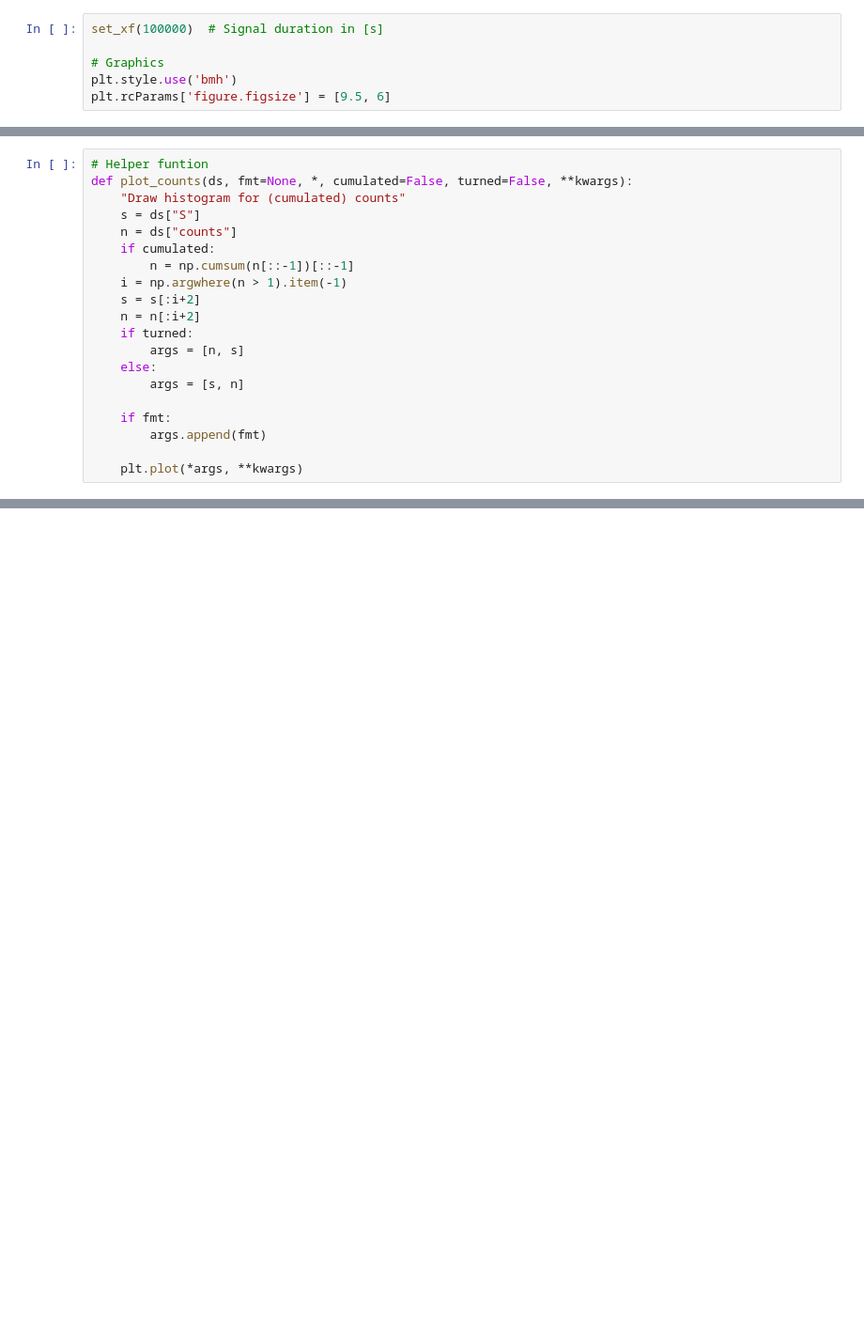
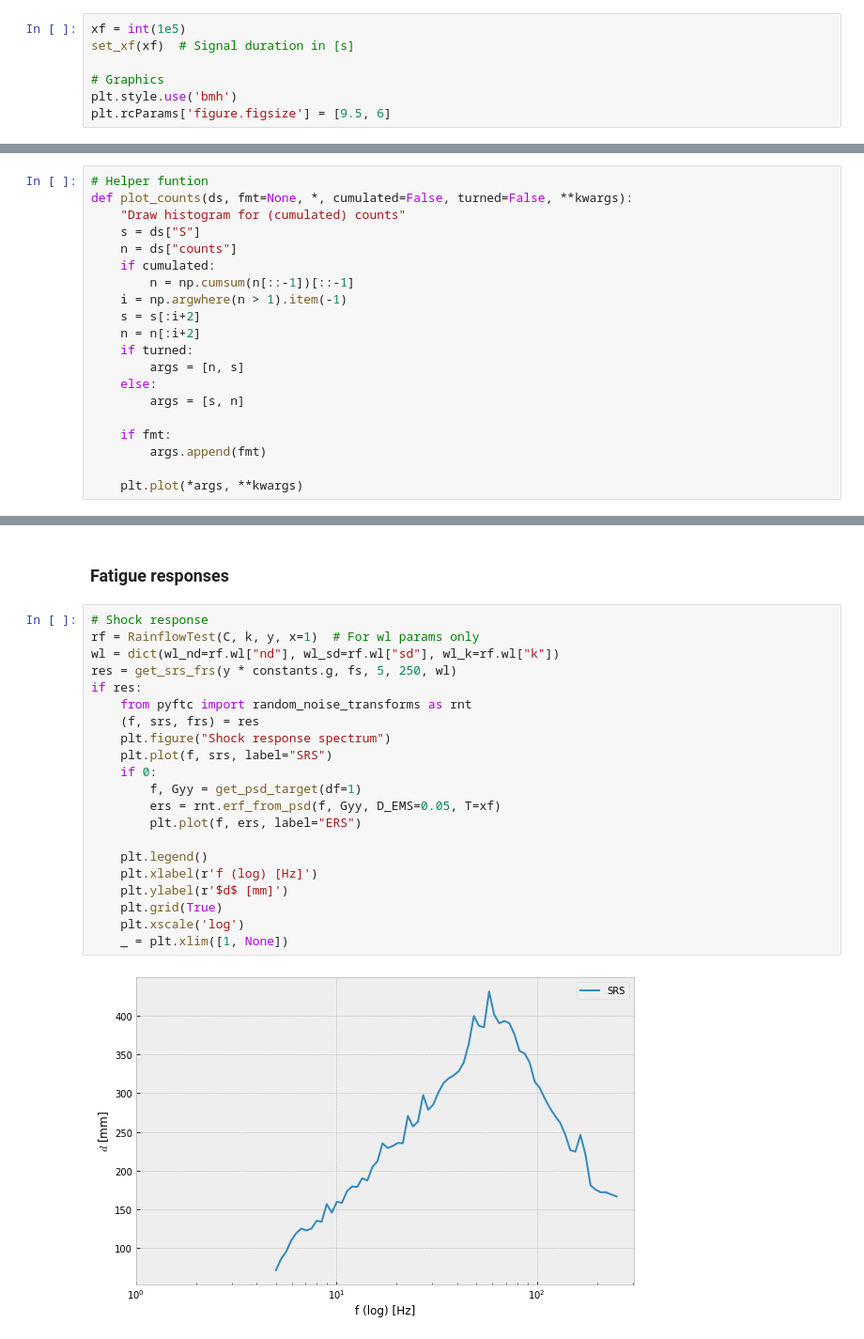
Before and after one commit to a-ma72/fatiguepy, a Jupyter notebook: bench/example.ipynb, the cells around one changed output, grey strips where cells are left out. Shown: that part at 94% size. Saved outputs shown, nothing was run; the diff lists cells and outputs as text; blank space fills up the shorter version.

```diff
--- a/bench/example.ipynb
+++ b/bench/example.ipynb
@@ -12,7 +9,8 @@ The autoreload extension is already loaded. To reload it, use:
 ### Init
 Set signal duration _xf_. For _xf_ > 1000 s, _fatpack_ library will not be used.
 # %%
-set_xf(100000)  # Signal duration in [s]
+xf = int(1e5)
+set_xf(xf)  # Signal duration in [s]
 
 # Graphics
 plt.style.use('bmh')
@@ -153,0 +154,25 @@ _ = plt.xlim([1, None])
+# %% [markdown]
+### Fatigue responses
+# %%
+# Shock response
+rf = RainflowTest(C, k, y, x=1)  # For wl params only
+wl = dict(wl_nd=rf.wl["nd"], wl_sd=rf.wl["sd"], wl_k=rf.wl["k"])
+res = get_srs_frs(y * constants.g, fs, 5, 250, wl)
+if res:
+    from pyftc import random_noise_transforms as rnt
+    (f, srs, frs) = res
+    plt.figure("Shock response spectrum")
+    plt.plot(f, srs, label="SRS")
+    if 0:
+        f, Gyy = get_psd_target(df=1)
+        ers = rnt.erf_from_psd(f, Gyy, D_EMS=0.05, T=xf)
+        plt.plot(f, ers, label="ERS")
+
+    plt.legend()
+    plt.xlabel(r'f (log) [Hz]')
+    plt.ylabel(r'$d$ [mm]')
+    plt.grid(True)
+    plt.xscale('log')
+    _ = plt.xlim([1, None])
+# %% [output]
+[figure, added]
```
Also changed, not shown: parts of 10 cells of this notebook.
